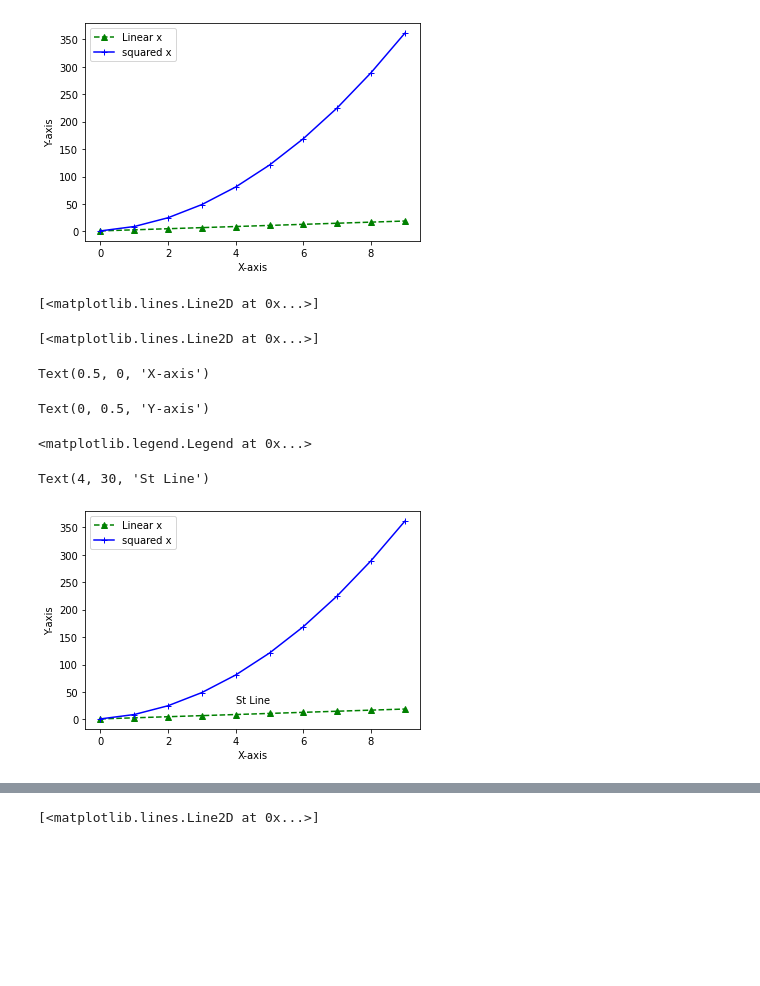
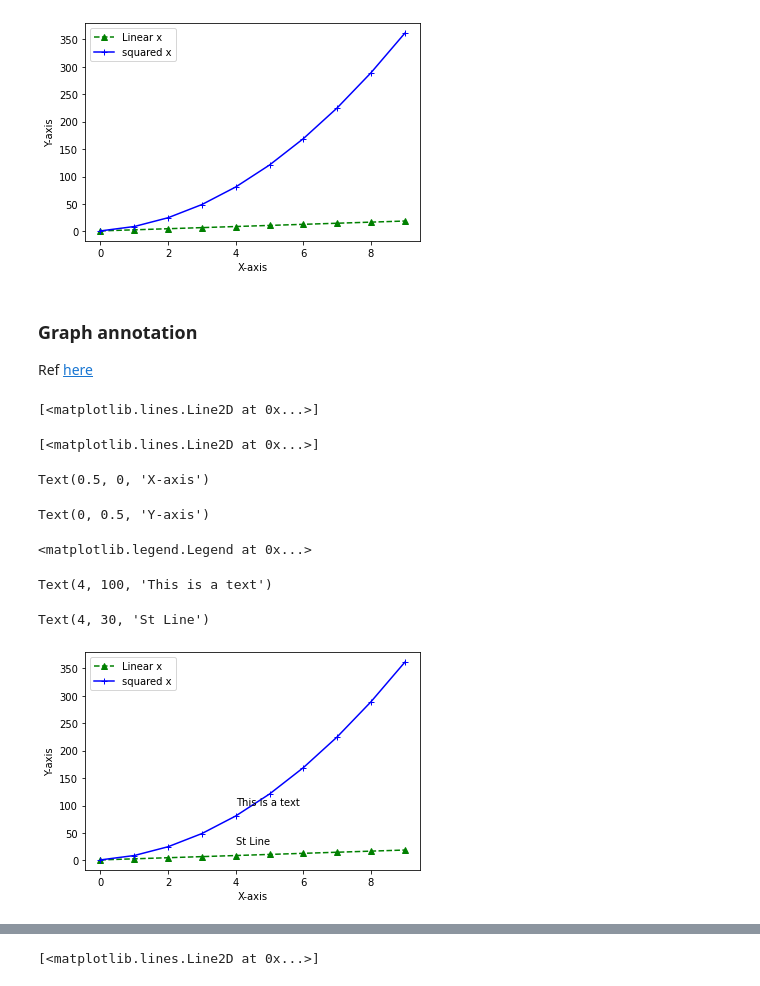
Before and after one commit to harnalashok/DataVisualization, a Jupyter notebook: 1_lesson_on_matplotlib_and_Jupyter_markdown.ipynb, the cells around one changed output, grey strips where cells are left out. Drawn from its saved outputs; the diff is of its cells as text; code cells hidden in the pictures; blank space fills up the shorter version.

```diff
--- a/1_lesson_on_matplotlib_and_Jupyter_markdown.ipynb
+++ b/1_lesson_on_matplotlib_and_Jupyter_markdown.ipynb
@@ -185,19 +209,27 @@ Text(0.5, 0, 'X-axis')
 Text(0, 0.5, 'Y-axis')
 <matplotlib.legend.Legend at 0x...>
 [figure]
+# %% [markdown]
+### Graph annotation
+Ref [here](https://matplotlib.org/stable/tutorials/introductory/pyplot.html#annotating-text)
 # %%
 # 3.1 Annotating a graph
 plt.plot(x, 'g--^', label = "Linear x")   # fmt: color,ls,marker
 plt.plot(x**2, '-b+', label= "squared x") # fmt: ls,color,marker
 plt.xlabel("X-axis")
 plt.ylabel("Y-axis")
 plt.legend()
-plt.annotate("St Line", xy = (4,30))
+plt.text(4,100,"This is a text")
+plt.annotate(
+             "St Line",       # Text to write
+             xy = (4,30)      # Point to annotate
+             )
 # %% [output]
 [<matplotlib.lines.Line2D at 0x...>]
 [<matplotlib.lines.Line2D at 0x...>]
 Text(0.5, 0, 'X-axis')
 Text(0, 0.5, 'Y-axis')
 <matplotlib.legend.Legend at 0x...>
-Text(4, 30, 'St Line')
+Text(4, 100, 'This is a text')
+Text(4, 30, 'St Line')
-[figure, old version]
+[figure, new version]
```
Also changed, not shown: parts of 11 cells of this notebook.
